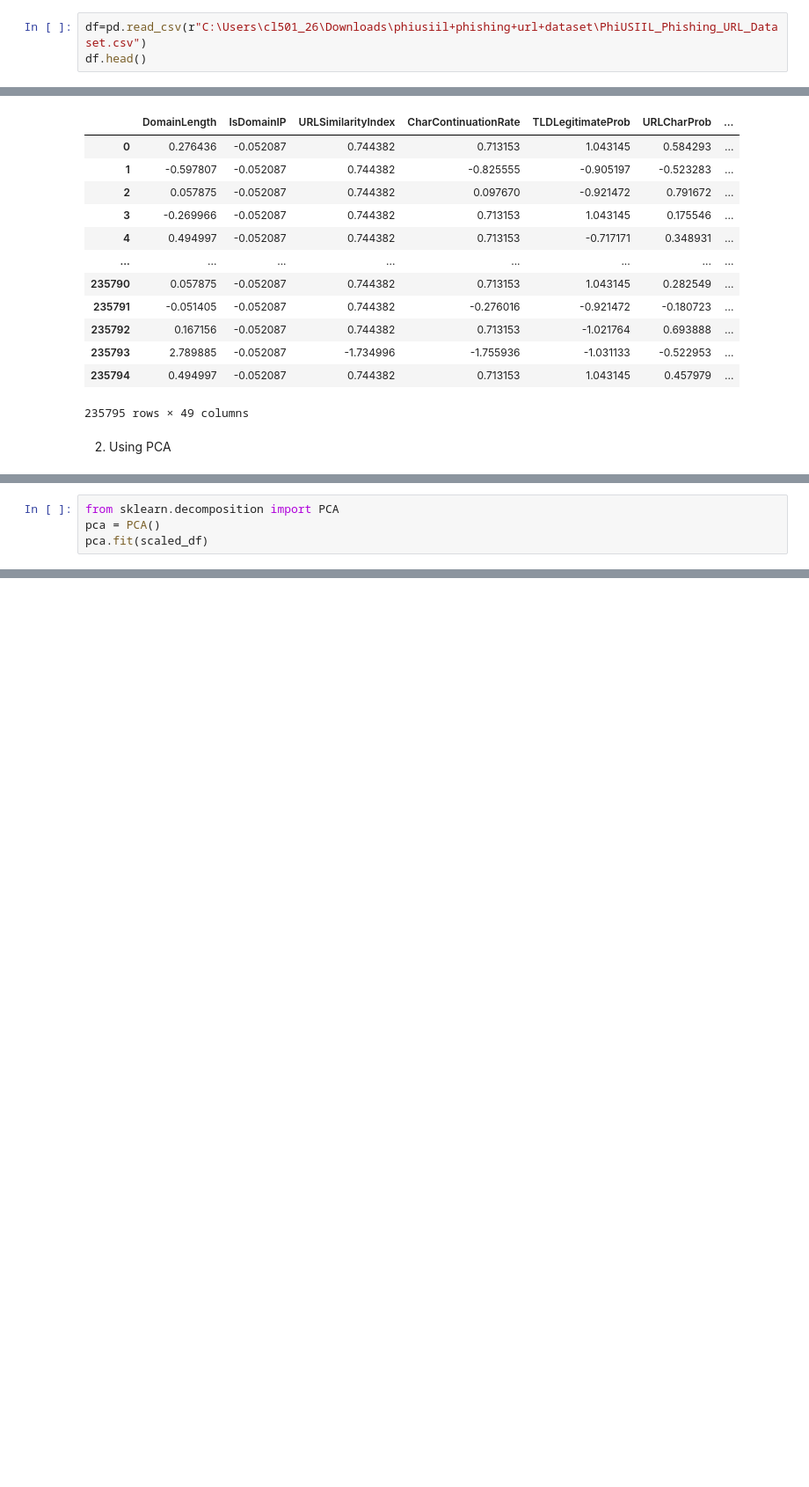
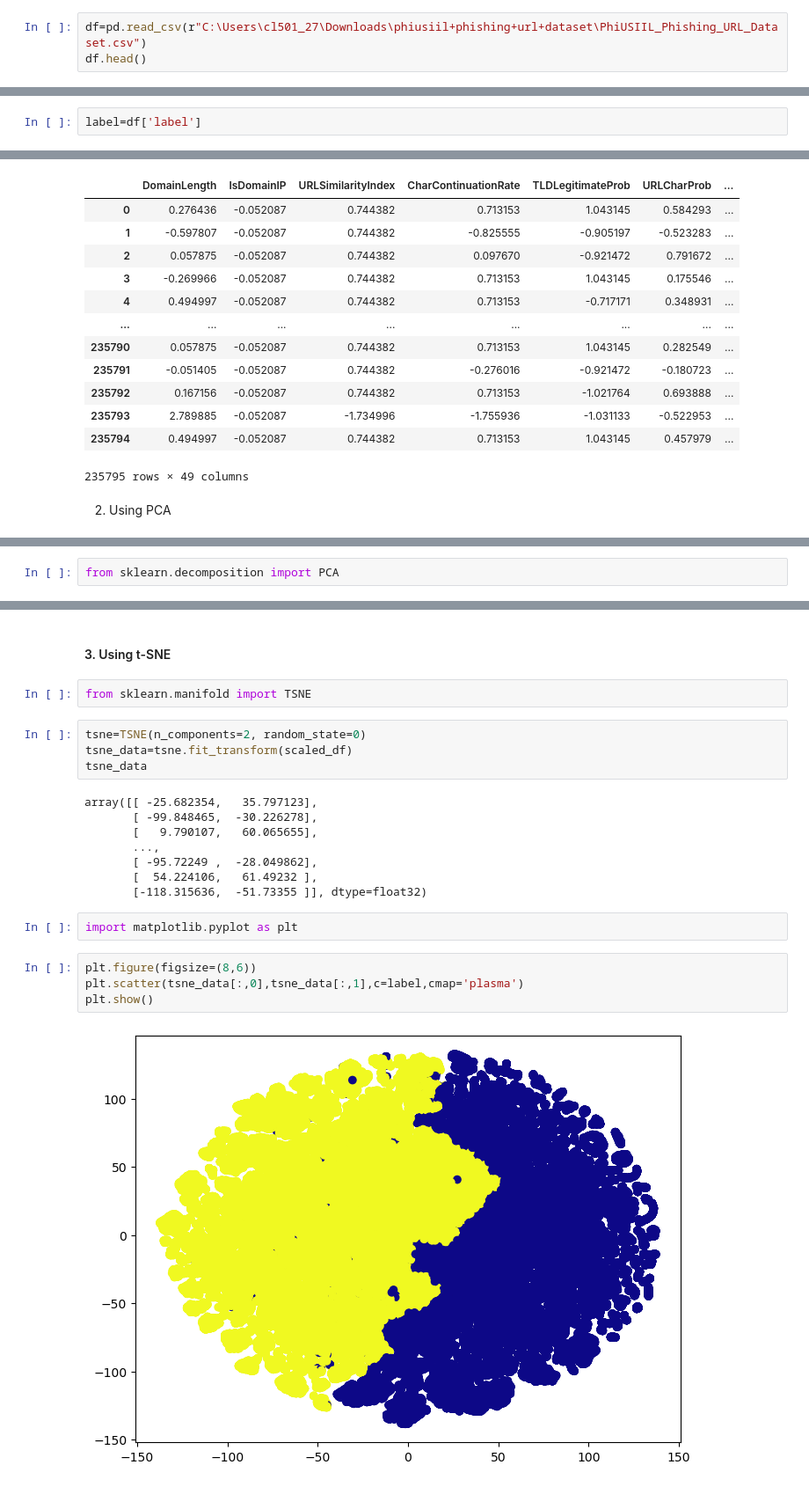
Before and after one commit to shivani309/Phishing-url-detection, a Jupyter notebook: Clustering/feature selection for clustering.ipynb, the cells around one changed output, grey strips where cells are left out. Shown at 88% size. Cells and saved outputs as stored; diff of their text form; blank space fills up the shorter version.

Commit message:
tsne

```diff
--- a/Clustering/feature selection for clustering.ipynb
+++ b/Clustering/feature selection for clustering.ipynb
@@ -2,7 +2,7 @@
 import numpy as np
 import pandas as pd
 # %%
-df=pd.read_csv(r"C:\Users\cl501_26\Downloads\phiusiil+phishing+url+dataset\PhiUSIIL_Phishing_URL_Dataset.csv")
+df=pd.read_csv(r"C:\Users\cl501_27\Downloads\phiusiil+phishing+url+dataset\PhiUSIIL_Phishing_URL_Dataset.csv")
 df.head()
 # %% [output]
 |  | FILENAME | URL | URLLength | Domain | DomainLength | IsDomainIP | TLD | URLSimilarityIndex | ... |
@@ -14,6 +14,8 @@ df.head()
 5 rows × 56 columns
 # %%
 df.drop(["FILENAME","URL","URLLength","Domain","Title"],axis=1,inplace=True)
+# %%
+label=df['label']
 # %%
 df.head()
 # %% [output]
@@ -113,4 +153,2 @@ scaled_df
 # %%
 from sklearn.decomposition import PCA
-pca = PCA()
-pca.fit(scaled_df)
@@ -143,0 +179,24 @@ plt.show()
+# %% [markdown]
+#### 3. Using t-SNE
+# %%
+from sklearn.manifold import TSNE
+# %%
+tsne=TSNE(n_components=2, random_state=0)
+tsne_data=tsne.fit_transform(scaled_df)
+tsne_data
+# %% [output]
+array([[ -25.682354,   35.797123],
+       [ -99.848465,  -30.226278],
+       [   9.790107,   60.065655],
+       ...,
+       [ -95.72249 ,  -28.049862],
+       [  54.224106,   61.49232 ],
+       [-118.315636,  -51.73355 ]], dtype=float32)
+# %%
+import matplotlib.pyplot as plt
+# %%
+plt.figure(figsize=(8,6))
+plt.scatter(tsne_data[:,0],tsne_data[:,1],c=label,cmap='plasma')
+plt.show()
+# %% [output]
+[figure, added]
```
Also changed, not shown: parts of 10 cells of this notebook.
